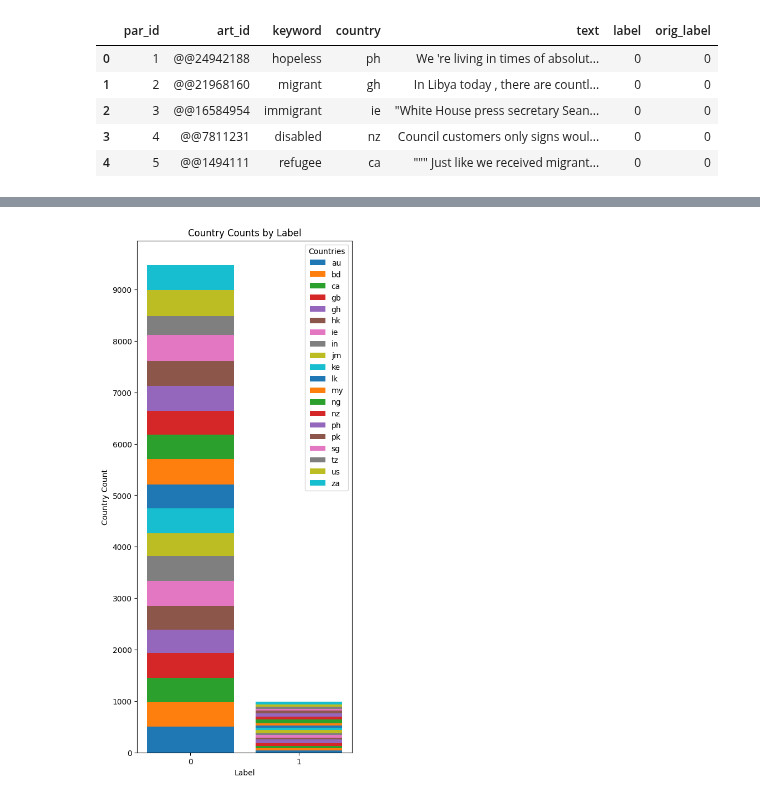
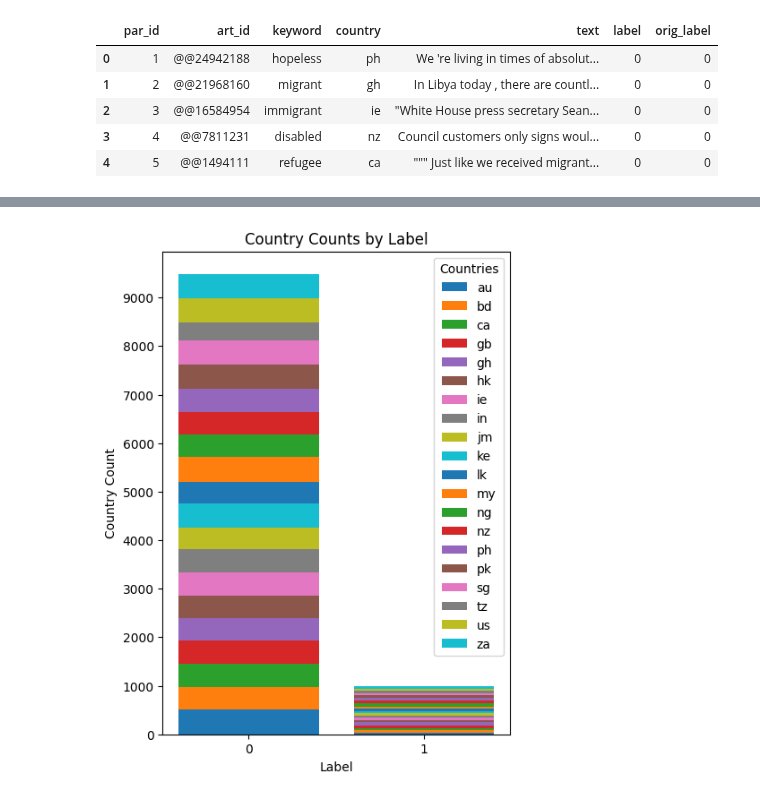
Before and after one commit to mwmlo/nlp-pcl-cw, a Jupyter notebook: class_label_analysis.ipynb, the cells around one changed output, grey strips where cells are left out. Drawn from its saved outputs; the diff is of its cells as text; code cells hidden in the pictures.

```diff
--- a/class_label_analysis.ipynb
+++ b/class_label_analysis.ipynb
@@ -82,28 +82,28 @@ plt.show()
 # %%
 # Count occurrences of each country for each label
 country_counts = df.groupby(["label", "country"]).size().unstack(fill_value=0)
 
 # Define labels (x-axis) and countries (stacked categories)
 labels = country_counts.index  # 0 and 1
 countries = country_counts.columns  # Unique countries
 
 # Plot stacked bars
-plt.figure(figsize=(5, 12))
+plt.figure(figsize=(5, 7))
 bottom = np.zeros(len(labels))  # Initialize bottom for stacking
 
 for i, country in enumerate(countries):
     plt.bar(labels, country_counts[country], bottom=bottom, label=country)
     bottom += country_counts[country]  # Update bottom for stacking
 
 # Customize labels and legend
 plt.xlabel("Label")
 plt.ylabel("Country Count")
 plt.title("Country Counts by Label")
 plt.xticks(labels, ["0", "1"])  # Rename x-axis labels
 plt.gca().yaxis.set_major_locator(ticker.MultipleLocator(1000))
 plt.legend(title="Countries")
 
 # Show plot
 plt.show()
 # %% [output]
-[figure, old version]
+[figure, new version]
```
Also changed, not shown: parts of 3 cells of this notebook.
